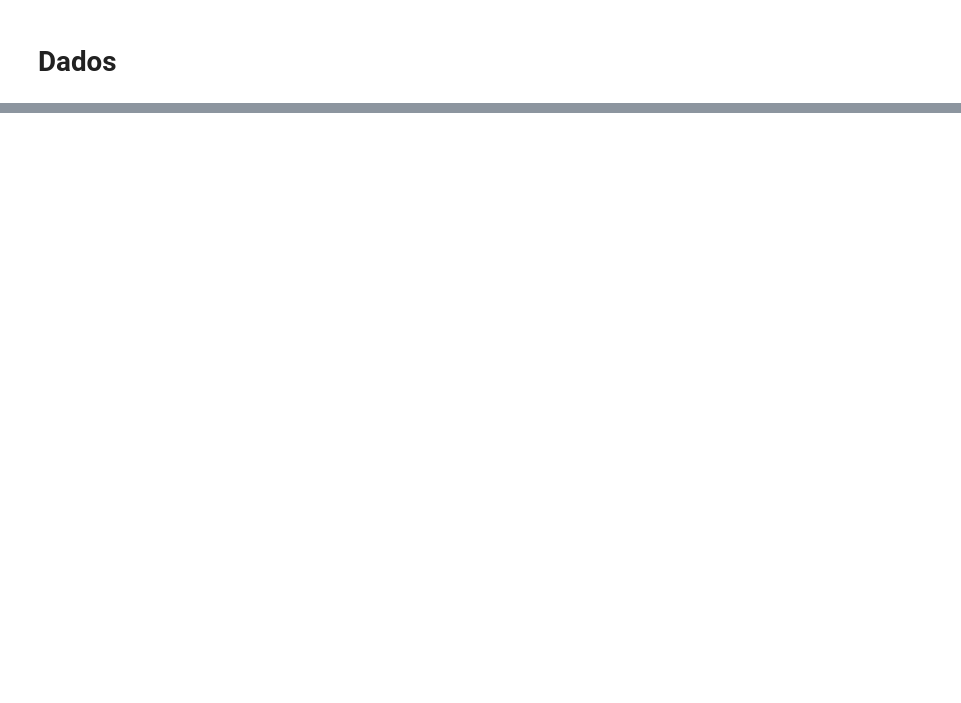
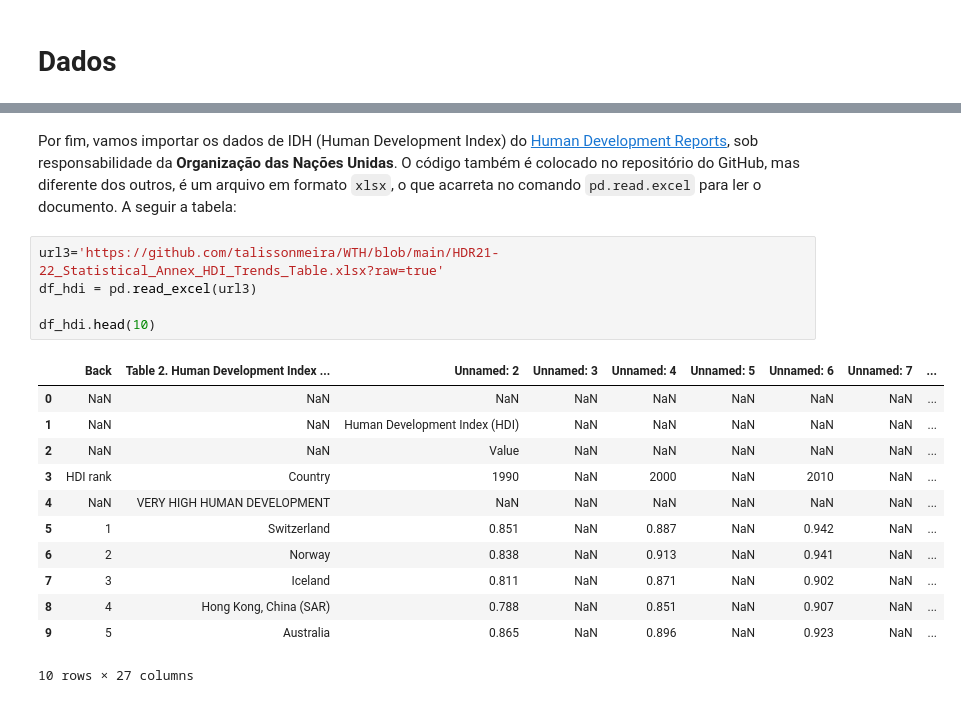
Before and after one commit to talissonmeira/WTH, a Jupyter notebook: Dados.ipynb, the cells around one changed output, grey strips where cells are left out. Drawn from its saved outputs; the diff is of its cells as text; blank space fills up the shorter version.

````diff
--- a/Dados.ipynb
+++ b/Dados.ipynb
@@ -341,0 +60,20 @@ df_final.to_csv('df_final', sep=',', encoding='latin-1', index=False)
+# %% [markdown]
+Por fim, vamos importar os dados de IDH (Human Development Index) do [Human Development Reports](https://hdr.undp.org/data-center/documentation-and-downloads), sob responsabilidade da **Organização das Nações Unidas**. O código também é colocado no repositório do GitHub, mas diferente dos outros, é um arquivo em formato `xlsx`, o que acarreta no comando ```pd.read.excel``` para ler o documento. A seguir a tabela:
+# %%
+url3='https://github.com/talissonmeira/WTH/blob/main/HDR21-22_Statistical_Annex_HDI_Trends_Table.xlsx?raw=true'
+df_hdi = pd.read_excel(url3)
+
+df_hdi.head(10)
+# %% [output]
+|  | Back | Table 2. Human Development Index ... | Unnamed: 2 | Unnamed: 3 | Unnamed: 4 | Unnamed: 5 | Unnamed: 6 | Unnamed: 7 | ... |
+| 0 | NaN | NaN | NaN | NaN | NaN | NaN | NaN | NaN | ... |
+| 1 | NaN | NaN | Human Development Index (HDI) | NaN | NaN | NaN | NaN | NaN | ... |
+| 2 | NaN | NaN | Value | NaN | NaN | NaN | NaN | NaN | ... |
+| 3 | HDI rank | Country | 1990 | NaN | 2000 | NaN | 2010 | NaN | ... |
+| 4 | NaN | VERY HIGH HUMAN DEVELOPMENT | NaN | NaN | NaN | NaN | NaN | NaN | ... |
+| 5 | 1 | Switzerland | 0.851 | NaN | 0.887 | NaN | 0.942 | NaN | ... |
+| 6 | 2 | Norway | 0.838 | NaN | 0.913 | NaN | 0.941 | NaN | ... |
+| 7 | 3 | Iceland | 0.811 | NaN | 0.871 | NaN | 0.902 | NaN | ... |
+| 8 | 4 | Hong Kong, China (SAR) | 0.788 | NaN | 0.851 | NaN | 0.907 | NaN | ... |
+| 9 | 5 | Australia | 0.865 | NaN | 0.896 | NaN | 0.923 | NaN | ... |
+10 rows × 27 columns
````
Also changed, not shown: parts of 58 cells of this notebook, 1 other file.
